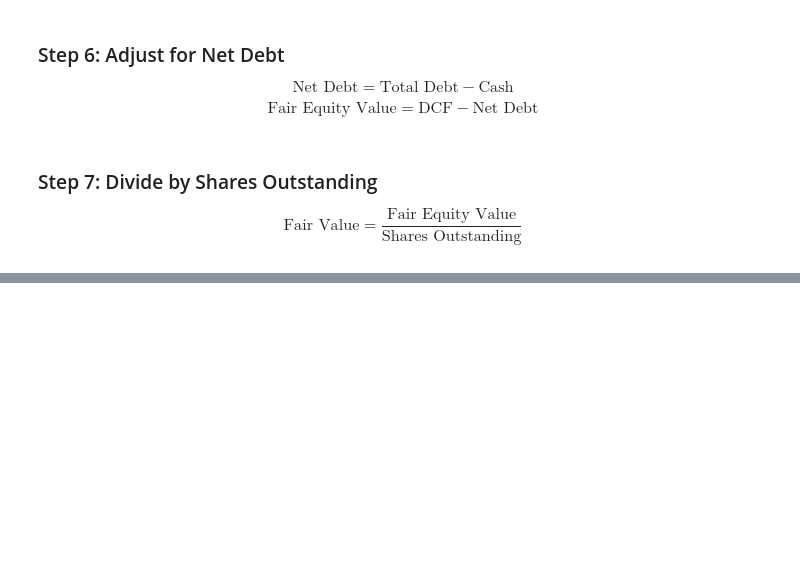
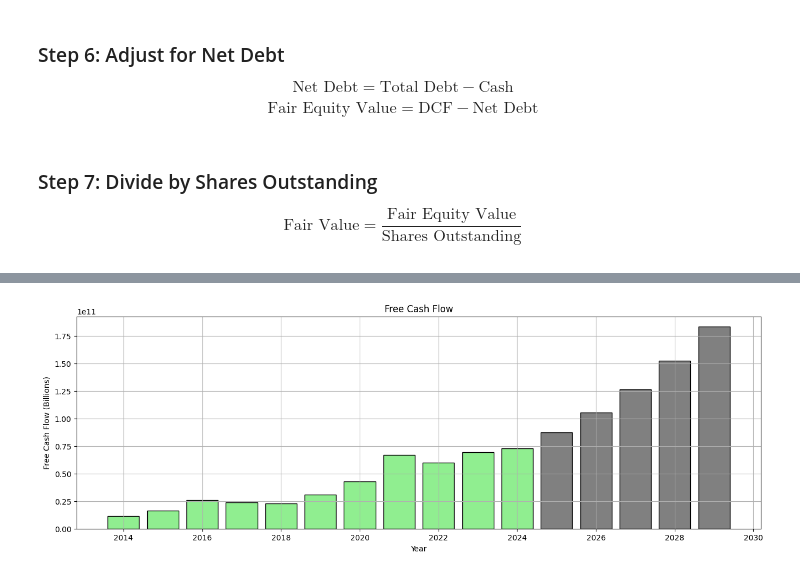
Before and after one commit to KazunaTG1/Discounted-Cash-Flow, a Jupyter notebook: DCF.ipynb, the cells around one changed output, grey strips where cells are left out. Drawn from its saved outputs; the diff is of its cells as text; code cells hidden in the pictures; blank space fills up the shorter version.

```diff
--- a/DCF.ipynb
+++ b/DCF.ipynb
@@ -113,8 +96,5 @@ $$ \text{Terminal Value} = \frac{\text{FCF}_\text{final} \times (1 + g)}{r - g}
 - $ g $ = Terminal growth rate
 $$ \text{PV}_\text{TV} = \frac{\text{TV}}{(1 + r)^t} $$
 # %%
-const_growth = 0.05
-tv = ((fcf_projections_blns[last_proj_year]*1_000_000_000) * (1 + const_growth)) / (wacc - const_growth)
-pv_tv = tv / (1 + wacc) ** (last_proj_year - end_year + 1)
-print(tv)
-print(pv_tv)
+def get_terminal_value(last_fcf, growth_rate, discount_rate):
+    return (last_fcf * (1 + growth_rate)) / (discount_rate - growth_rate)
@@ -133,0 +119,85 @@ $$ \text{Fair Value} = \frac{\text{Fair Equity Value}}{\text{Shares Outstanding}
+# %%
+def get_weighted_recent_cagr(fcf_dict, reference_year=None):
+    if reference_year is None:
+        reference_year = max(fcf_dict.keys())
+    cagr_contributions = []
+    total_weight = 0
+    for year, fcf in fcf_dict.items():
+        if year >= reference_year:
+            continue
+        years_diff = reference_year - year
+        if fcf <= 0:
+            continue
+        local_cagr = (fcf_dict[reference_year] / fcf) ** (1 / years_diff) - 1
+        weight = 1 / years_diff # inversely proportional to how far back it is.
+        cagr_contributions.append(local_cagr * weight)
+        total_weight += weight
+    if total_weight == 0:
+        return 0
+    return sum(cagr_contributions) / total_weight
+
+fcf_years = {
+    2024: 72_760_000_000,
+    2023: 69_500_000_000,
+    2022: 60_010_000_000,
+    2021: 67_010_000_000,
+    2020: 42_840_000_000,
+    2019: 30_970_000_000,
+    2018: 22_830_000_000,
+    2017: 23_910_000_000,
+    2016: 25_820_000_000,
+    2015: 16_620_000_000,
+    2014: 11_420_000_000
+    }
+def get_fair_value(share_price, fcf_vals, terminal_growth, shares_outstanding, total_debt, interest_expense, total_cash, tax_rate, risk_free_rate, expected_return, stock_beta):
+    years = list(fcf_vals.keys())
+    start_year = min(years)
+    end_year = max(years)
+    total_years = end_year - start_year
+    print(f"Historical FCF Years: {start_year} - {end_year} ({total_years} years)")
+    weighted_fcf_cagr = get_weighted_recent_cagr(fcf_vals)
+    print(f"Weighted Recent CAGR: {weighted_fcf_cagr*100:.2f}%")
+    forecast_years_n = 5
+    fcf_proj = get_fcf_projections(last_year=end_year, last_fcf=fcf_vals[end_year], cagr=weighted_fcf_cagr, n_of_years=forecast_years_n)
+
+    all_fcf = fcf_years | fcf_proj
+    display_fcf(all_fcf, end_year)
+    print(f"FCF CAGR: {weighted_fcf_cagr*100:.2f}%")
+    cost_of_equity = get_cost_of_equity(risk_free_rate, expected_return, stock_beta)
+    cost_of_debt = get_cost_of_debt(interest_expense, total_debt)
+    wacc = get_wacc(share_price, shares_outstanding, total_debt, cost_of_debt, cost_of_equity, tax_rate)
+    print(f"Cost of Equity: {cost_of_equity*100:.2f}%")
+    print(f"Cost of Debt: {cost_of_debt*100:.2f}%")
+    print(f"Weighted Average Cost of Capital (WACC): {wacc*100:.2f}%")
+    pv_fcf_proj = get_discount_fcf(fcf_vals=fcf_proj, discount=wacc)
+    sum_pv_fcf_proj = sum(list(pv_fcf_proj.values()))
+    print(f"Sum of PV FCF: ${sum_pv_fcf_proj:,.2f}")
+    display_fcf(fcf_vals=pv_fcf_proj, end_year_real=end_year)
+    last_proj_year = max(fcf_proj.keys())
+    final_fcf = fcf_proj[last_proj_year]
+    terminal_value = get_terminal_value(final_fcf, terminal_growth, wacc)
+    print(f"Terminal Value: ${terminal_value:,.2f}")
+    pv_terminal_val = get_present_value(val=terminal_value, discount=wacc, t_years=forecast_years_n)
+    print(f"Present Value Terminal Value: ${pv_terminal_val:,.2f}")
+    dcf = pv_terminal_val + sum_pv_fcf_proj
+    print(f"DCF: ${dcf:,.2f}")
+    net_debt = total_debt - total_cash
+    fair_equity_value = dcf - net_debt
+    print(f"Fair Equity Value: ${fair_equity_value:,.2f}")
+    fair_value = fair_equity_value / shares_outstanding
+    print(f"Fair Value: ${fair_value:,.2f}")
+
+googl_fair_value = get_fair_value(
+    share_price=176.79,
+    fcf_vals=fcf_years,
+    terminal_growth=0.025,
+    shares_outstanding=5_800_000_000,
+    total_debt = 28_500_000_000,
+    total_cash=95_330_000_000,
+    interest_expense=438_000_000,
+    risk_free_rate=0.0412,
+    expected_return=0.10,
+    stock_beta=0.95,
+    tax_rate=0.25
+)
+# %% [output]
@@ -133,0 +216 @@ $$ \text{Fair Value} = \frac{\text{Fair Equity Value}}{\text{Shares Outstanding}
+[figure, added]
```
Also changed, not shown: parts of 8 cells of this notebook.
